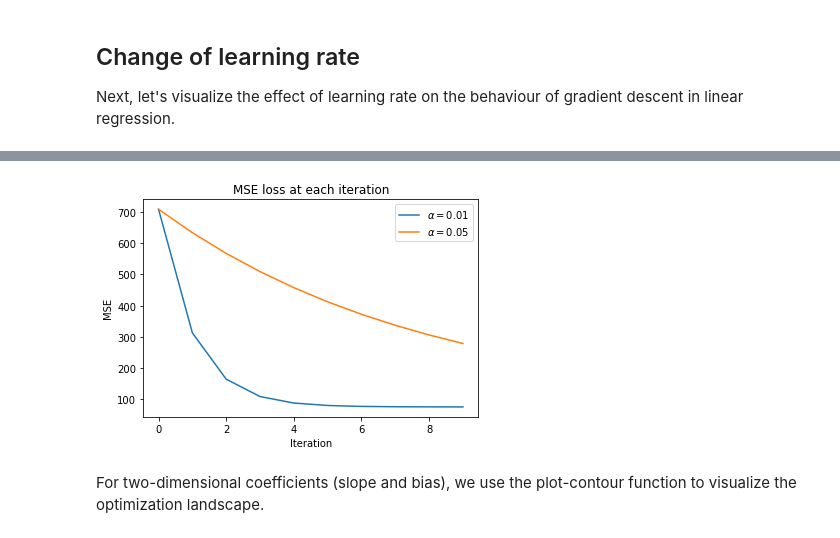
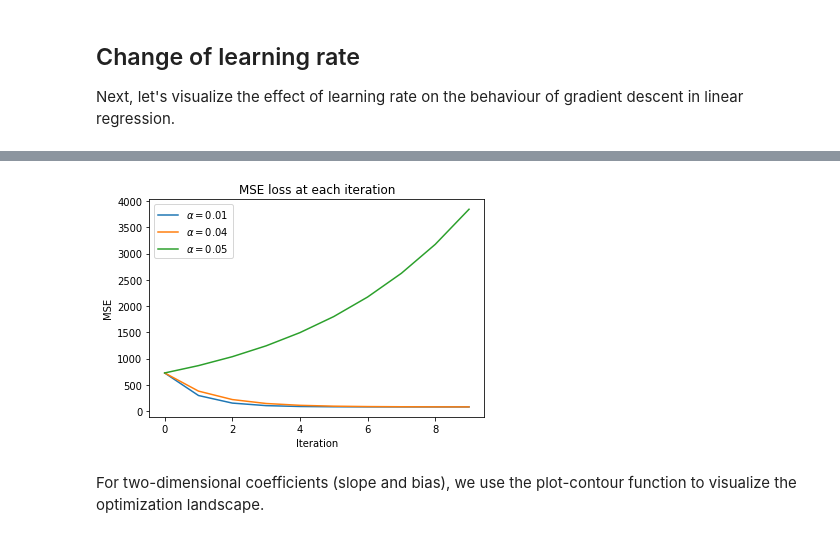
Before and after one commit to yueliyl/gec_intro2ml, a Jupyter notebook: GradientDescent.ipynb, the cells around one changed output, grey strips where cells are left out. Cells and saved outputs as stored; diff of their text form; code cells hidden in the pictures.

```diff
--- a/GradientDescent.ipynb
+++ b/GradientDescent.ipynb
@@ -226,7 +237,8 @@ To make the model fitting more interesting, we add Gaussian noise of scale 10 to
 N = 20
 x = np.random.rand(N) * 10
 true_w = -4
-y = true_w*x + 10*np.random.randn(N)
+noise = np.random.randn(N)
+y = true_w*x + 10*noise
 # %% [markdown]
 First, let's fit a linear regression model using closed-form solution
 \begin{align}
@@ -255,15 +267,17 @@ array([-4.04060853])
 # %% [markdown]
 Now let's fit this model to the toy data using gradient descent.
 # %%
-optimizer = GradientDescent(learning_rate=.01, max_iters=10, record_history=True)
+alpha = 1e-2
+optimizer = GradientDescent(learning_rate=alpha, max_iters=10, record_history=True)
 model = LinearRegression(add_bias=False)
 model.fit(x,y, optimizer, gd=True)
 plt.clf()
 plt.plot(x, y, '.')
 plt.plot(x, true_w*x, 'b-', label='true model')
-plt.plot(x, x*w_closedform, 'g--', label='closed-form')
+plt.plot(x, w_closedform*x, 'g--', label='closed-form')
 losses = []
 for t,w in enumerate(optimizer.w_history):
+    print(f'(t,w): ({t}, {w})')
     plt.plot(x, x*w, 'r-', alpha=min(1,0.1+t/len(optimizer.w_history)), label="GD" if t == 0 else "")
     losses.append(np.mean((y - x*w)**2))
 plt.xlabel('x')
@@ -297,20 +321,21 @@ plt.savefig("toy_gd_loss.png",bbox_inches='tight', dpi=300)
 ## Change of learning rate
 Next, let's visualize the effect of learning rate on the behaviour of gradient descent in linear regression.
 # %%
-optimizer = GradientDescent(learning_rate=.05, max_iters=10, record_history=True)
+large_alpha = 4e-2
+optimizer = GradientDescent(learning_rate=large_alpha, max_iters=10, record_history=True)
 model = LinearRegression(add_bias=False)
 model.fit(x,y, optimizer, gd=True)
 losses_large_lr = []
 for t,w in enumerate(optimizer.w_history):
     losses_large_lr.append(np.mean((y - x*w)**2))
 
-plt.clf()
 w_space = np.linspace(-10, 1, 100)
 all_losses_large_lr = [np.mean((y - x*w)**2) for w in w_space]
+plt.clf()
+plt.title(rf"Learning rate $\alpha$ = {large_alpha}")
 plt.plot(w_space, all_losses_large_lr, '-')
-plt.plot(optimizer.w_history, losses_large_lr, 'r-')
+plt.plot(optimizer.w_history, losses_large_lr, 'r.-')
 plt.xlabel("Weight")
 plt.ylabel("MSE loss")
-plt.title(r"Learning rate $\alpha$ = 0.05")
 plt.savefig("toy_gd_loss_large_lr.png",bbox_inches='tight', dpi=300)
 # %% [output]
@@ -317,0 +343,18 @@ plt.savefig("toy_gd_loss_large_lr.png",bbox_inches='tight', dpi=300)
+# %%
+larger_alpha = 5e-2
+optimizer = GradientDescent(learning_rate=larger_alpha, max_iters=10, record_history=True)
+model = LinearRegression(add_bias=False)
+model.fit(x,y, optimizer, gd=True)
+losses_larger_lr = []
+for t,w in enumerate(optimizer.w_history):
+    losses_larger_lr.append(np.mean((y - x*w)**2))
+
+w_space = np.linspace(-10, 1, 100)
+all_losses_large_lr = [np.mean((y - x*w)**2) for w in w_space]
+plt.clf()
+plt.title(rf"Learning rate $\alpha$ = {larger_alpha}")
+plt.plot(w_space, all_losses_large_lr, '-')
+plt.plot(optimizer.w_history, losses_larger_lr, 'r.-')
+plt.xlabel("Weight")
+plt.ylabel("MSE loss")
+plt.savefig("toy_gd_loss_large_lr.png",bbox_inches='tight', dpi=300)
@@ -318,13 +363,14 @@ plt.savefig("toy_gd_loss_large_lr.png",bbox_inches='tight', dpi=300)
 # %%
-plt.plot([i for i in range(10)], losses, label=r'$\alpha = 0.01$')
-plt.plot([i for i in range(10)], losses_large_lr, label=r'$\alpha = 0.05$')
+plt.plot([i for i in range(10)], losses, label=rf'$\alpha = {alpha}$')
+plt.plot([i for i in range(10)], losses_large_lr, label=rf'$\alpha = {large_alpha}$')
+plt.plot([i for i in range(10)], losses_larger_lr, label=rf'$\alpha = {larger_alpha}$')
 plt.xlabel("Iteration")
 plt.ylabel("MSE")
 plt.legend()
 plt.title("MSE loss at each iteration")
 plt.savefig("mse_small_vs_large_lr.png",bbox_inches='tight', dpi=300)
 # %% [output]
-[figure, old version]
+[figure, new version]
 # %% [markdown]
 For two-dimensional coefficients (slope and bias), we use the plot-contour function to visualize the optimization landscape.
 # %%
```
Also changed, not shown: parts of 26 cells of this notebook.
